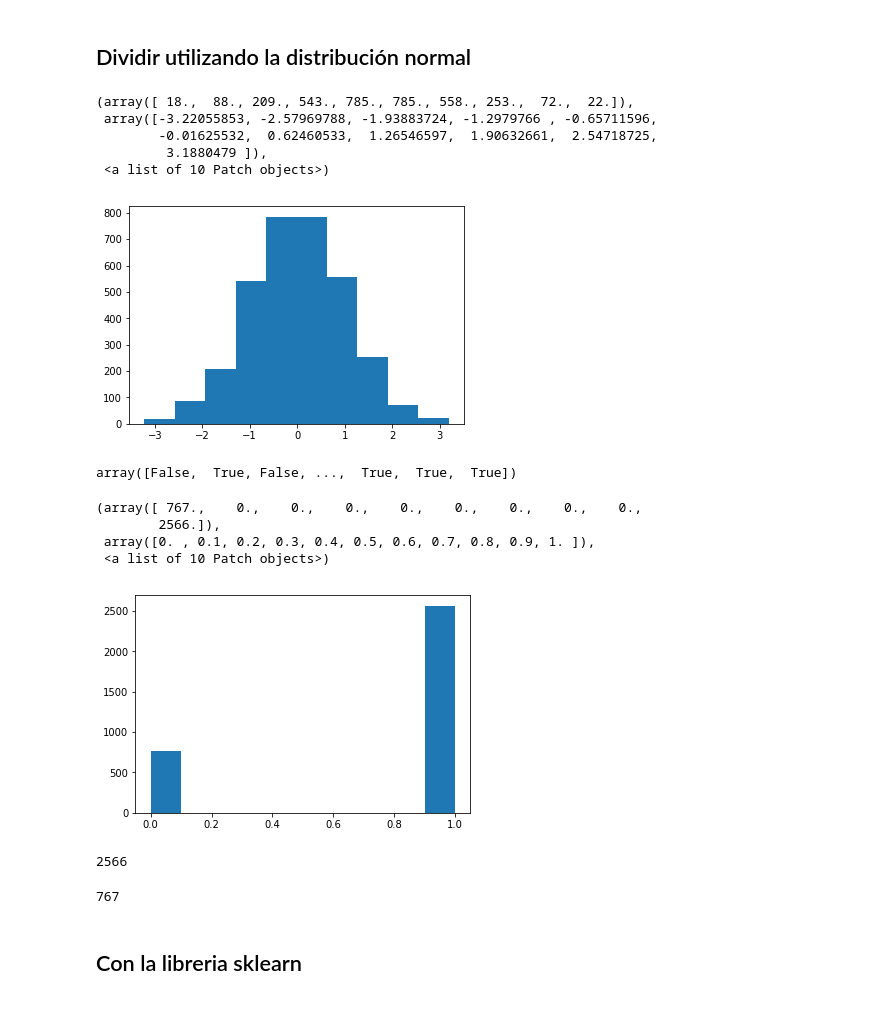
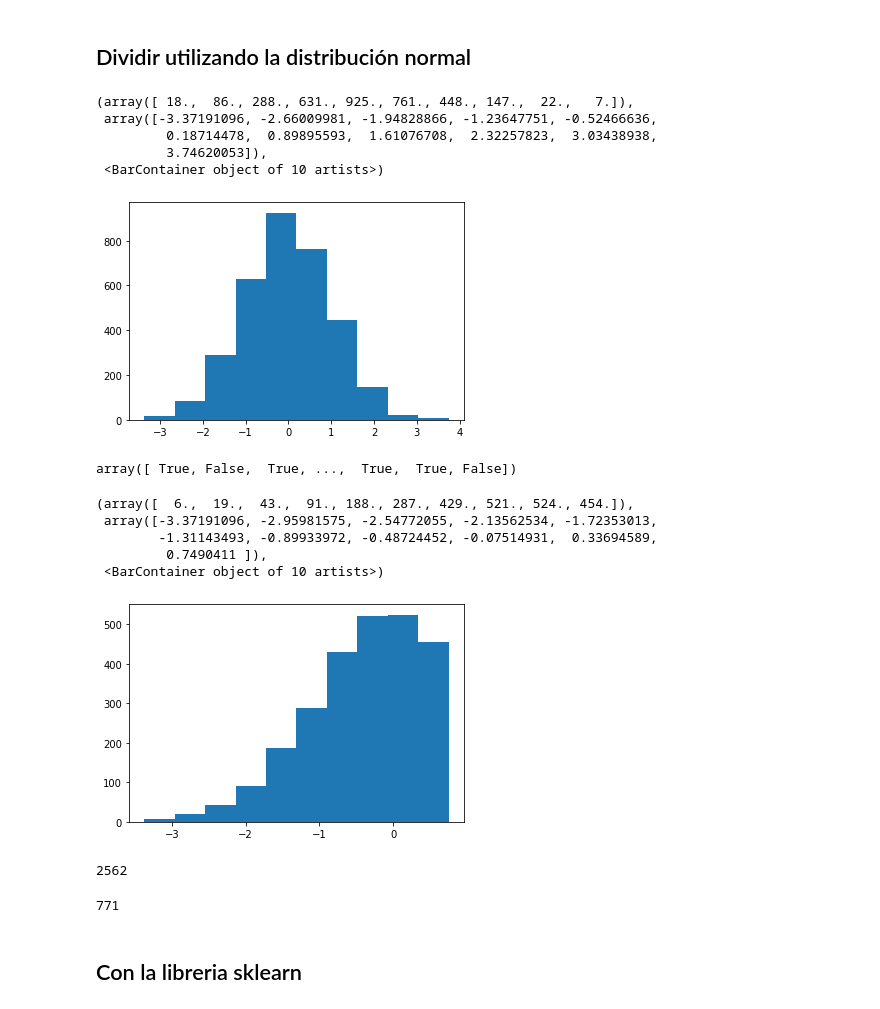
Before and after one commit to IngCarlaPezzone/Clase-Machine-Learning, a Jupyter notebook: Clase 4/T2 - 3 - Data Cleaning - Agrupación de datos.ipynb, the cells around one changed output. Drawn from its saved outputs; the diff is of its cells as text; code cells hidden in the pictures.

```diff
--- a/Clase 4/T2 - 3 - Data Cleaning - Agrupación de datos.ipynb
+++ b/Clase 4/T2 - 3 - Data Cleaning - Agrupación de datos.ipynb
@@ -411,5 +489,5 @@ import pandas as pd
 # %%
-data = pd.read_csv("../datasets/customer-churn-model/Customer Churn Model.txt")
+data = pd.read_csv("./customer-churn-model/Customer Churn Model.txt")
 # %%
 len(data)
 # %% [output]
@@ -421,36 +499,37 @@ a = np.random.randn(len(data))
 # %%
 plt.hist(a)
 # %% [output]
-(array([ 18.,  88., 209., 543., 785., 785., 558., 253.,  72.,  22.]),
- array([-3.22055853, -2.57969788, -1.93883724, -1.2979766 , -0.65711596,
-        -0.01625532,  0.62460533,  1.26546597,  1.90632661,  2.54718725,
-         3.1880479 ]),
- <a list of 10 Patch objects>)
+(array([ 18.,  86., 288., 631., 925., 761., 448., 147.,  22.,   7.]),
+ array([-3.37191096, -2.66009981, -1.94828866, -1.23647751, -0.52466636,
+         0.18714478,  0.89895593,  1.61076708,  2.32257823,  3.03438938,
+         3.74620053]),
+ <BarContainer object of 10 artists>)
-[figure, old version]
+[figure, new version]
 # %%
 check = (a<0.75)
 # %%
 check
 # %% [output]
-array([False,  True, False, ...,  True,  True,  True])
+array([ True, False,  True, ...,  True,  True, False])
 # %%
-plt.hist(check)
+plt.hist(a[check])
 # %% [output]
-(array([ 767.,    0.,    0.,    0.,    0.,    0.,    0.,    0.,    0.,
-        2566.]),
- array([0. , 0.1, 0.2, 0.3, 0.4, 0.5, 0.6, 0.7, 0.8, 0.9, 1. ]),
- <a list of 10 Patch objects>)
+(array([  6.,  19.,  43.,  91., 188., 287., 429., 521., 524., 454.]),
+ array([-3.37191096, -2.95981575, -2.54772055, -2.13562534, -1.72353013,
+        -1.31143493, -0.89933972, -0.48724452, -0.07514931,  0.33694589,
+         0.7490411 ]),
+ <BarContainer object of 10 artists>)
-[figure, old version]
+[figure, new version]
 # %%
 training = data[check]
 testing = data[~check]
 # %%
 len(training)
 # %% [output]
-2566
+2562
 # %%
 len(testing)
 # %% [output]
-767
+771
 # %% [markdown]
 ## Con la libreria sklearn
```
Also changed, not shown: parts of 60 cells of this notebook, 3 other files.
